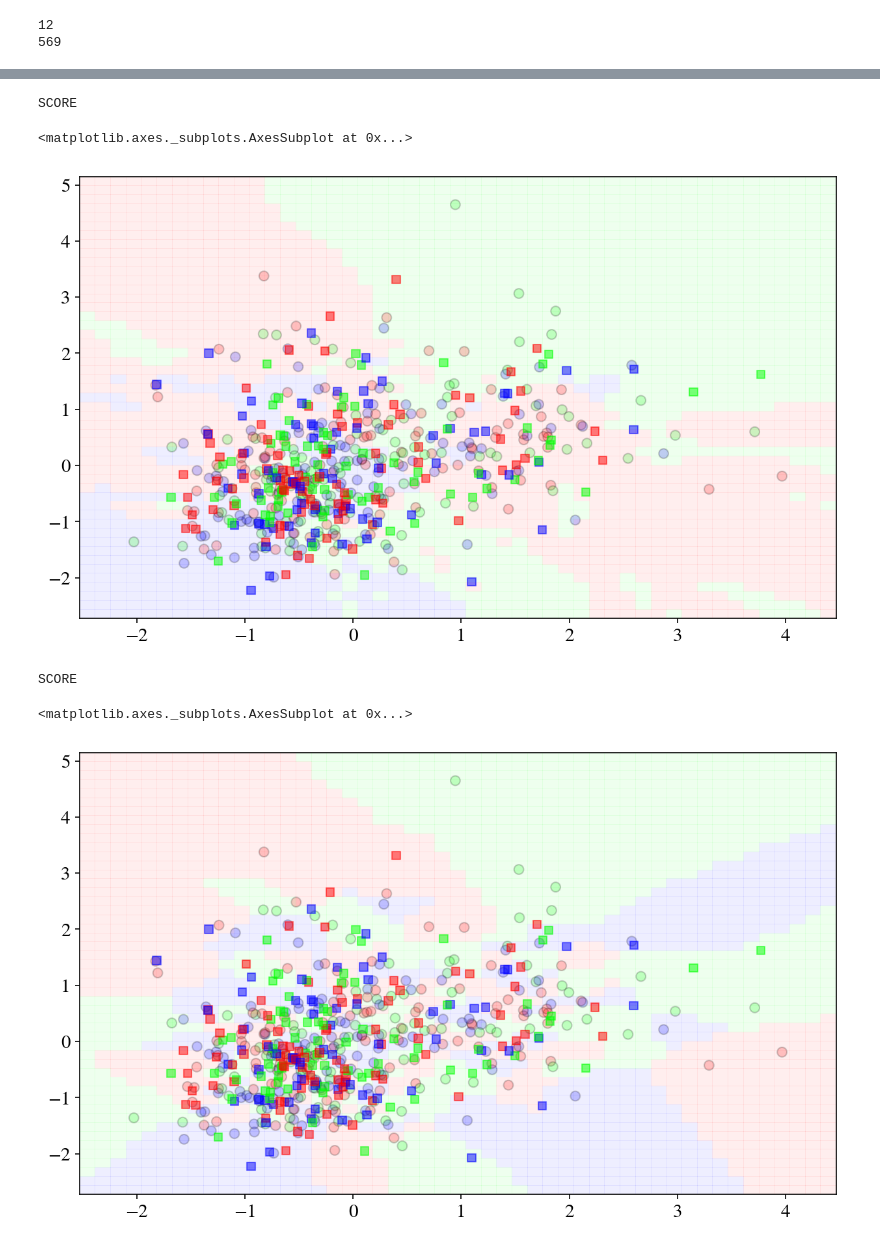
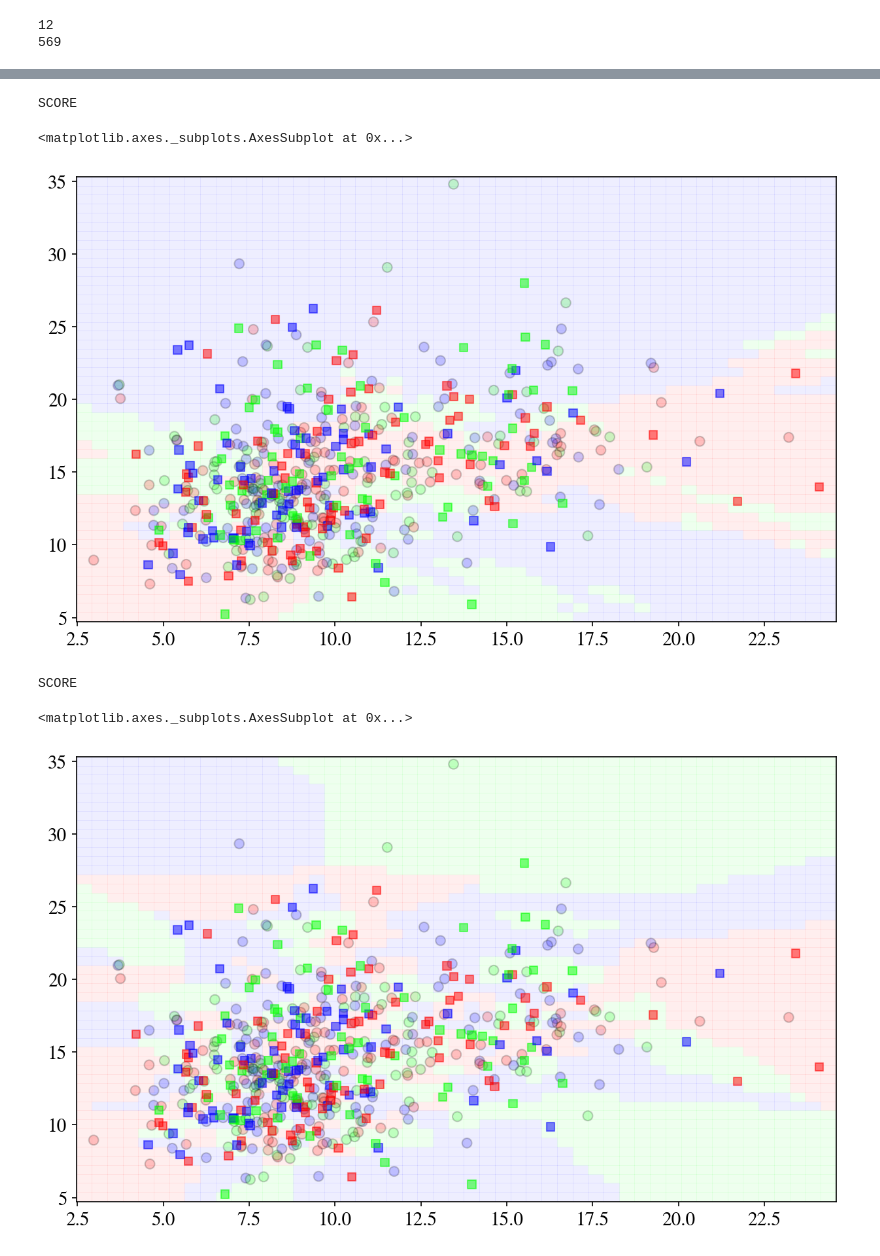
Before and after one commit to jcstumpf/jcstumpf.github.io, a Jupyter notebook: Assignments/HW2_Stumpf.ipynb, the cells around one changed output, grey strips where cells are left out. Drawn from its saved outputs; the diff is of its cells as text; code cells hidden in the pictures.

```diff
--- a/Assignments/HW2_Stumpf.ipynb
+++ b/Assignments/HW2_Stumpf.ipynb
@@ -408,7 +408,7 @@ warnings.filterwarnings('ignore', message='Polyfit*')
 import random
 import copy
 def scatter_by(df, scatterx, scattery, by=None, figure=None, axes=None, labeler={}, mfunc=None, setupfunc=None, mms=8):
-    cs=copy.deepcopy(colorscale.mpl_colors)
+    #cs=copy.deepcopy(colorscale.mpl_colors)
     if not figure:
         figure=plt.figure(figsize=(8,8))
     if not axes:
@@ -416,8 +416,8 @@ def scatter_by(df, scatterx, scattery, by=None, figure=None, axes=None, labeler=
     x=df[scatterx]
     y=df[scattery]
     if not by:
-        col=random.choice(cs)
-        axes.scatter(x, y, cmap=colorscale, c=col)
+        #col=random.choice(cs)
+        axes.scatter(x, y, cmap=colorscale)
         if setupfunc:
             axeslist=setupfunc(axes, figure)
         else:
@@ -437,9 +437,9 @@ def scatter_by(df, scatterx, scattery, by=None, figure=None, axes=None, labeler=
             y=g[scattery]
             xs[k]=x
             ys[k]=y
-            c=colorscale.mpl_colormap(col)
-            cold[k]=c
-            axes.scatter(x, y, c=c, label=labeler.get(k,k), s=40, alpha=0.3);
+            #c=colorscale.mpl_colormap(col)
+            #cold[k]=c
+            axes.scatter(x, y, label=labeler.get(k,k), s=40, alpha=0.3);
             xlimsd[k]=axes.get_xlim()
             ylimsd[k]=axes.get_ylim()
         xlims=[min([xlimsd[k][0] for k in xlimsd.keys()]), max([xlimsd[k][1] for k in xlimsd.keys()])]
@@ -450,11 +450,11 @@ def scatter_by(df, scatterx, scattery, by=None, figure=None, axes=None, labeler=
             axeslist=setupfunc(axes, figure)
         else:
             axeslist=[axes]
-        if mfunc:
-            for k in xs.keys():
-                mfunc(axeslist,xs[k],ys[k],color=cold[k], mms=mms);
-    axes.set_xlabel(scatterx);
-    axes.set_ylabel(scattery);
+#         if mfunc:
+#             for k in xs.keys():
+#                 mfunc(axeslist,xs[k],ys[k],color=cold[k], mms=mms);
+#     axes.set_xlabel(scatterx);
+#     axes.set_ylabel(scattery);
 
     return axes
 
@@ -524,4 +524,9 @@ Index(['ID_Number', 'Diagnosis', 'Radius', 'Texture', 'Perimeter', 'Area', 'Smoo
 Name: Class, Length: 569, dtype: int32
 # %%
 #Instruction5: Choose three different features in your dataset and cluster them by the randomNumCol
+akeys=[1,2,3]
+avals = ['Area', 'Smoothness', 'Compactness']
+amap = {e[0]:e[1] for e in zip(akeys,avals)}
+ax=scatter_by(df,'Radius','Texture',by='Class',labeler=amap,mfunc=make_rug,mms=20)
+print('test')
 # %% [output]
@@ -558,14 +562,28 @@ def points_plot(X, Xtr, Xte, ytr, yte, clf, colorscale=cmap_light, cdiscrete=cma
+# %%
+#Instruction7: Develop a kNN with 20 neighbors
+from sklearn.neighbors import KNeighborsClassifier
+subdf = df[['Radius','Texture']]
+subdfstd = (subdf - subdf.mean()/subdf.std())
+X = subdfstd.values
+y=df['Class'].values
+Xtrain,Xtest,ytrain,ytest = train_test_split(X,y,train_size=0.6)
+Xtr=np.concatenate((Xtrain,Xtest))
+clf = KNeighborsClassifier(20).fit(Xtrain,ytrain)
 # %%
 #Instruction8: Plot the kNN model with 20 neighbors
+
+points_plot(Xtr,Xtrain,Xtest,ytrain,ytest,clf)
 # %% [output]
 SCORE
 <matplotlib.axes._subplots.AxesSubplot at 0x...>
-[figure, old version]
+[figure, new version]
 # %%
 ##Instruction9: Plot the kNN model with 1 neighbors
+clf = KNeighborsClassifier(1).fit(Xtrain,ytrain)
+points_plot(Xtr,Xtrain,Xtest,ytrain,ytest,clf)
 # %% [output]
 SCORE
 <matplotlib.axes._subplots.AxesSubplot at 0x...>
-[figure, old version]
+[figure, new version]
 # %%
 ##Instruction10: Plot the kNN model with 35 neighbors
```
Also changed, not shown: parts of 8 cells of this notebook.
